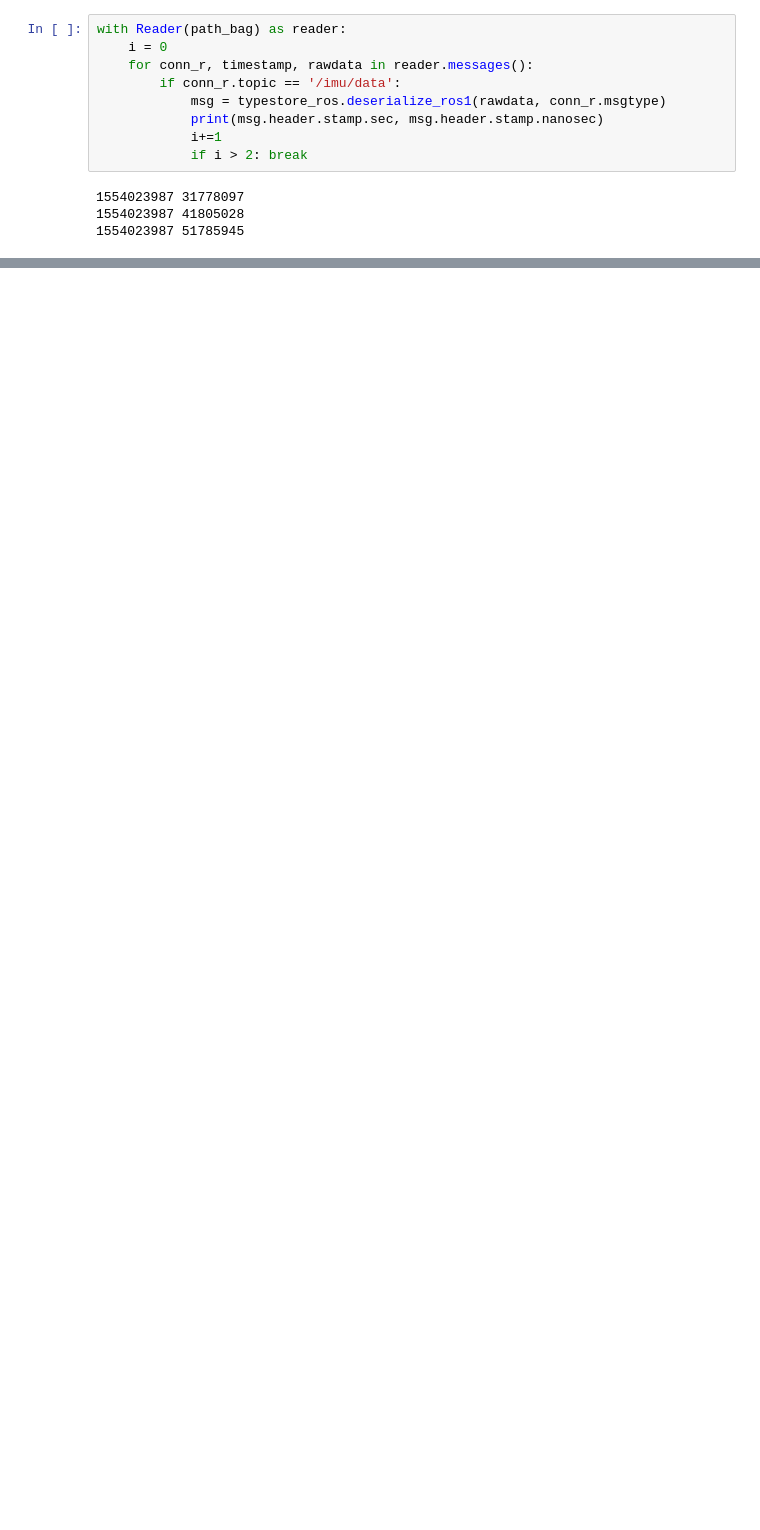
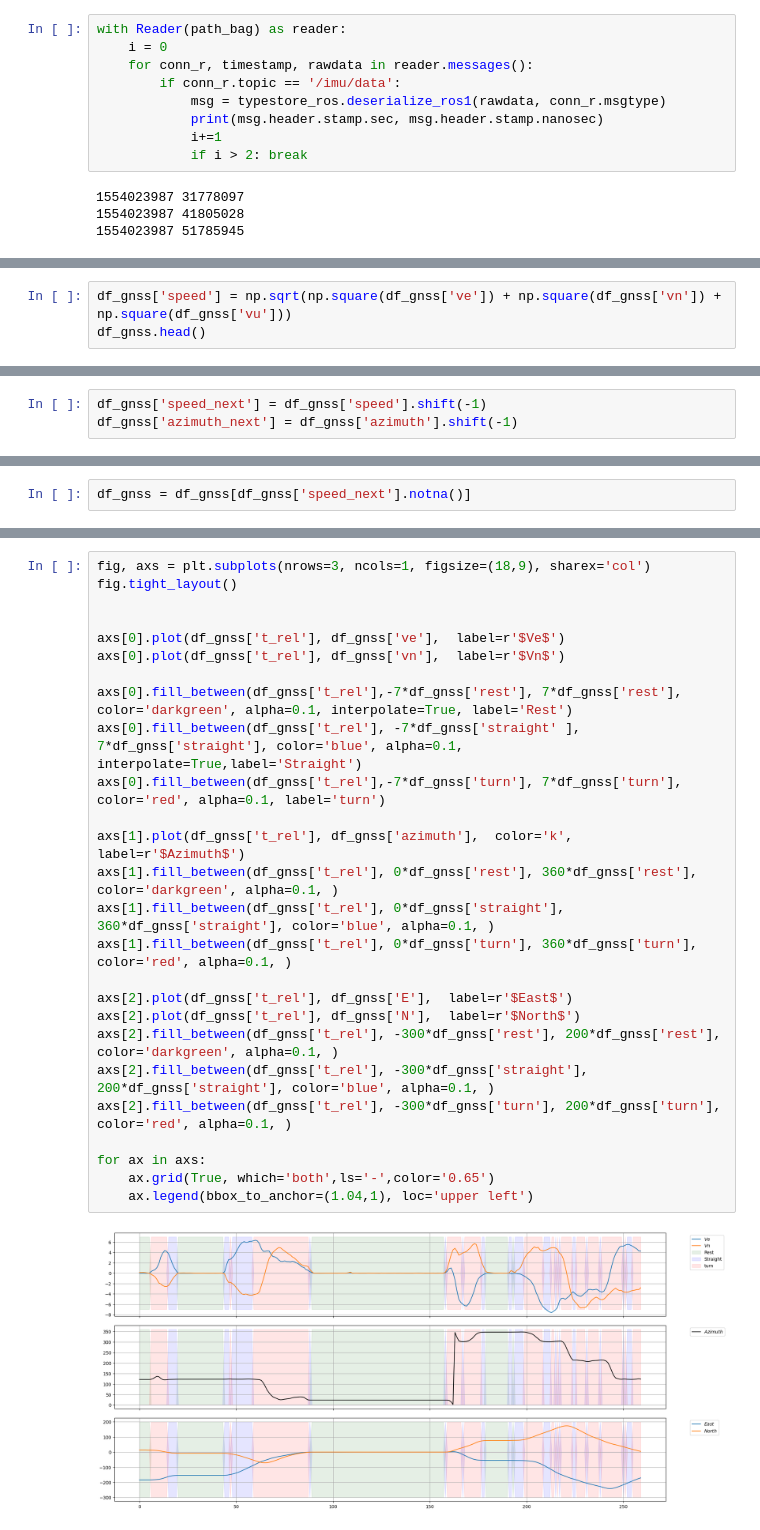
Before and after one commit to sauravuprety21/enel682-proj, a Jupyter notebook: read_rosbag.ipynb, the cells around one changed output, grey strips where cells are left out. Saved outputs shown, nothing was run; the diff lists cells and outputs as text; blank space fills up the shorter version.

```diff
--- a/read_rosbag.ipynb
+++ b/read_rosbag.ipynb
@@ -102,0 +334,3 @@ with Reader(path_bag) as reader:
+# %%
+df_gnss['speed'] = np.sqrt(np.square(df_gnss['ve']) + np.square(df_gnss['vn']) + np.square(df_gnss['vu']))
+df_gnss.head()
@@ -102,0 +344,3 @@ with Reader(path_bag) as reader:
+# %%
+df_gnss['speed_next'] = df_gnss['speed'].shift(-1)
+df_gnss['azimuth_next'] = df_gnss['azimuth'].shift(-1)
@@ -102,0 +363,2 @@ with Reader(path_bag) as reader:
+# %%
+df_gnss = df_gnss[df_gnss['speed_next'].notna()]
@@ -102,0 +390,28 @@ with Reader(path_bag) as reader:
+# %%
+fig, axs = plt.subplots(nrows=3, ncols=1, figsize=(18,9), sharex='col')
+fig.tight_layout()
+
+
+axs[0].plot(df_gnss['t_rel'], df_gnss['ve'],  label=r'$Ve$')
+axs[0].plot(df_gnss['t_rel'], df_gnss['vn'],  label=r'$Vn$')
+
+axs[0].fill_between(df_gnss['t_rel'],-7*df_gnss['rest'], 7*df_gnss['rest'], color='darkgreen', alpha=0.1, interpolate=True, label='Rest')
+axs[0].fill_between(df_gnss['t_rel'], -7*df_gnss['straight' ], 7*df_gnss['straight'], color='blue', alpha=0.1, interpolate=True,label='Straight')
+axs[0].fill_between(df_gnss['t_rel'],-7*df_gnss['turn'], 7*df_gnss['turn'], color='red', alpha=0.1, label='turn')
+
+axs[1].plot(df_gnss['t_rel'], df_gnss['azimuth'],  color='k', label=r'$Azimuth$')
+axs[1].fill_between(df_gnss['t_rel'], 0*df_gnss['rest'], 360*df_gnss['rest'], color='darkgreen', alpha=0.1, )
+axs[1].fill_between(df_gnss['t_rel'], 0*df_gnss['straight'], 360*df_gnss['straight'], color='blue', alpha=0.1, )
+axs[1].fill_between(df_gnss['t_rel'], 0*df_gnss['turn'], 360*df_gnss['turn'], color='red', alpha=0.1, )
+
+axs[2].plot(df_gnss['t_rel'], df_gnss['E'],  label=r'$East$')
+axs[2].plot(df_gnss['t_rel'], df_gnss['N'],  label=r'$North$')
+axs[2].fill_between(df_gnss['t_rel'], -300*df_gnss['rest'], 200*df_gnss['rest'], color='darkgreen', alpha=0.1, )
+axs[2].fill_between(df_gnss['t_rel'], -300*df_gnss['straight'], 200*df_gnss['straight'], color='blue', alpha=0.1, )
+axs[2].fill_between(df_gnss['t_rel'], -300*df_gnss['turn'], 200*df_gnss['turn'], color='red', alpha=0.1, )
+
+for ax in axs:
+    ax.grid(True, which='both',ls='-',color='0.65')
+    ax.legend(bbox_to_anchor=(1.04,1), loc='upper left')
+# %% [output]
+[figure, added]
```
Also changed, not shown: parts of 51 cells of this notebook.
